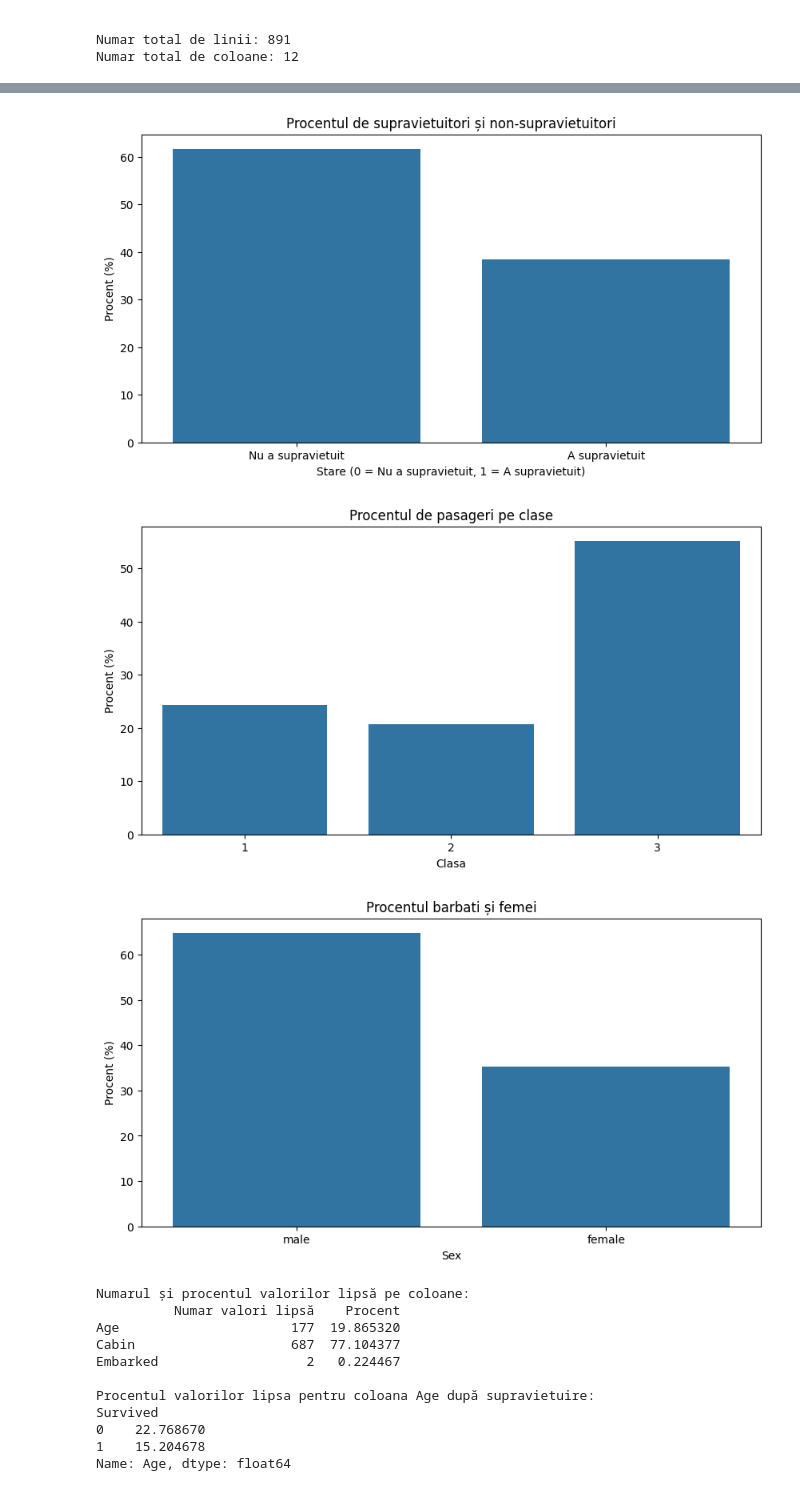
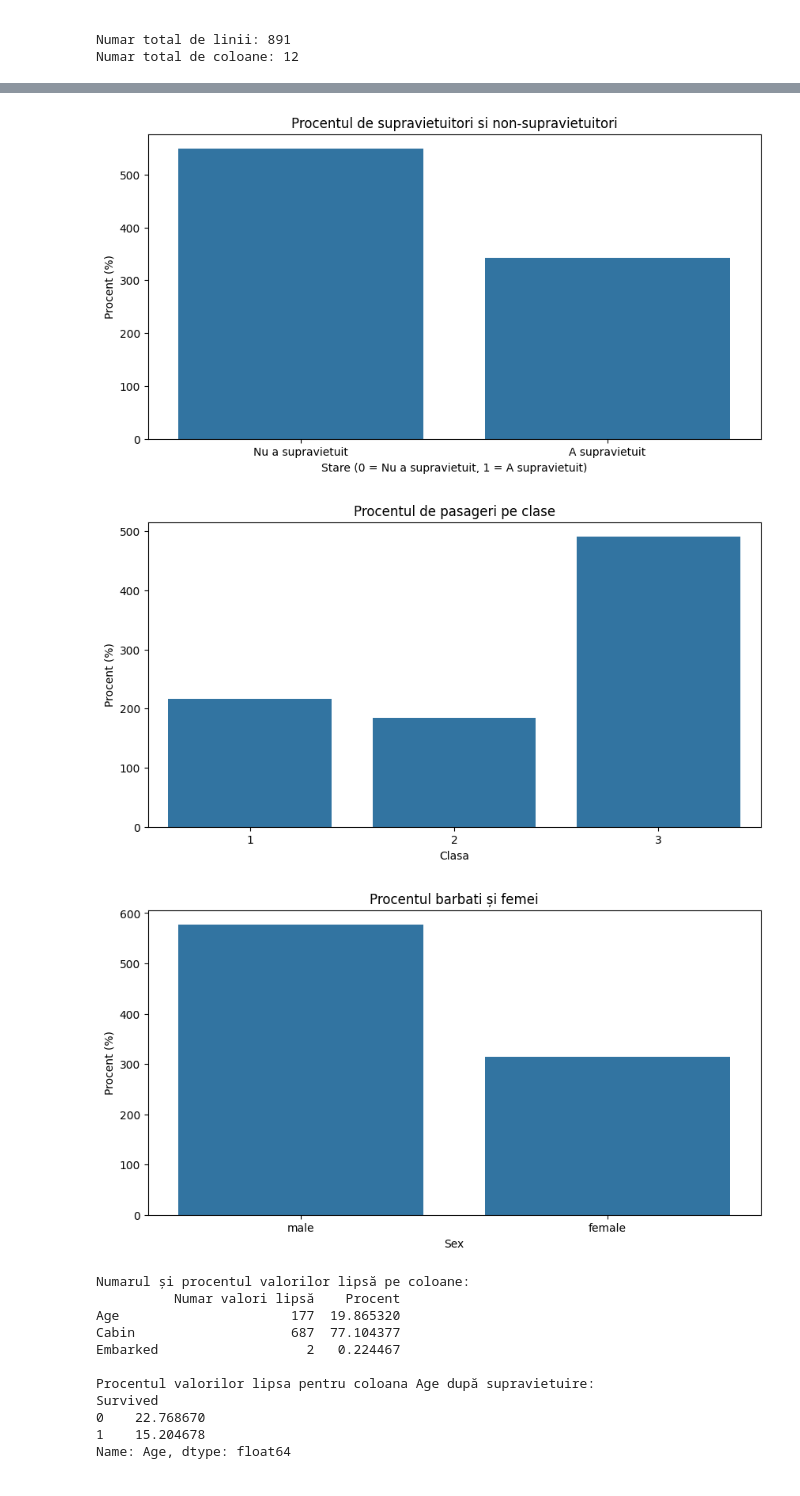
Before and after one commit to Waffle20/Proiect, a Jupyter notebook: grafic1.ipynb, the cells around one changed output, grey strips where cells are left out. Drawn from its saved outputs; the diff is of its cells as text; code cells hidden in the pictures.

```diff
--- a/grafic1.ipynb
+++ b/grafic1.ipynb
@@ -34,20 +34,23 @@ import matplotlib.pyplot as plt
 import seaborn as sns
 #Cerinta 2
 df = pd.read_csv('train.csv')
-survival_count = df['Survived'].value_counts(normalize=True) * 100
+survival_count = df['Survived'].value_counts()
+survival_percentage=(survival_count/survival_count.sum())*100
 print("Procente supravietuire si deces:")
-print(survival_count)
-class_count = df['Pclass'].value_counts(normalize=True) * 100
+print(survival_percentage)
+class_count = df['Pclass'].value_counts()
+class_percentage = (class_count / class_count.sum()) * 100
 print("Procente pasageri pe clase:")
-print(class_count)
+print(class_percentage)
 
-gender_count = df['Sex'].value_counts(normalize=True) * 100
-print("Procente barbati și femei:")
-print(gender_count)
+gender_count = df['Sex'].value_counts()
+gender_percentage = (gender_count / gender_count.sum()) * 100
+print("Procente barbati si femei:")
+print(gender_percentage)
 
 plt.figure(figsize=(10, 5))
 sns.barplot(x=survival_count.index, y=survival_count.values)
-plt.title('Procentul de supravietuitori și non-supravietuitori')
+plt.title('Procentul de supravietuitori si non-supravietuitori')
 plt.xlabel('Stare (0 = Nu a supravietuit, 1 = A supravietuit)')
 plt.ylabel('Procent (%)')
 plt.xticks(ticks=[0, 1], labels=['Nu a supravietuit', 'A supravietuit'])
@@ -86,6 +89,6 @@ Name: proportion, dtype: float64
-[figure, old version]
+[figure, new version]
-[figure, old version]
+[figure, new version]
-[figure, old version]
+[figure, new version]
 # %%
 import pandas as pd
 #Cerinta 4
```
Also changed, not shown: parts of 6 cells of this notebook.
